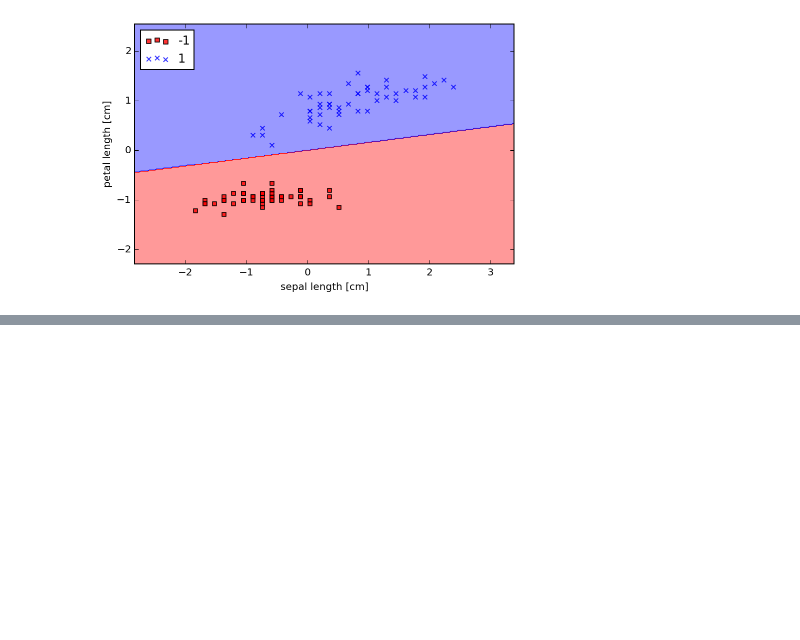
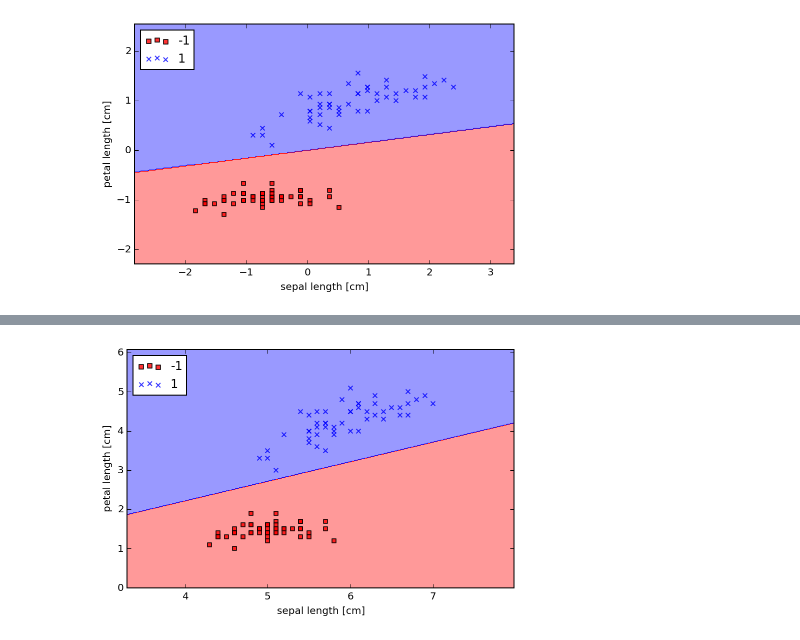
Before and after one commit to krosaen/ml-study, a Jupyter notebook: python-ml-book/ch02/ch02.ipynb, the cells around one changed output, grey strips where cells are left out. Saved outputs shown, nothing was run; the diff lists cells and outputs as text; code cells hidden in the pictures; blank space fills up the shorter version.

```diff
--- a/python-ml-book/ch02/ch02.ipynb
+++ b/python-ml-book/ch02/ch02.ipynb
@@ -337,0 +416,4 @@ after 2 iteration there are 0 errors using these weights:
+# %%
+plot_decision_regions(plt, sepal_petal_rows, y, adeline_sgd, final_weights)
+# %% [output]
+[figure, added]
```
Also changed, not shown: parts of 3 cells of this notebook, 1 other file.
